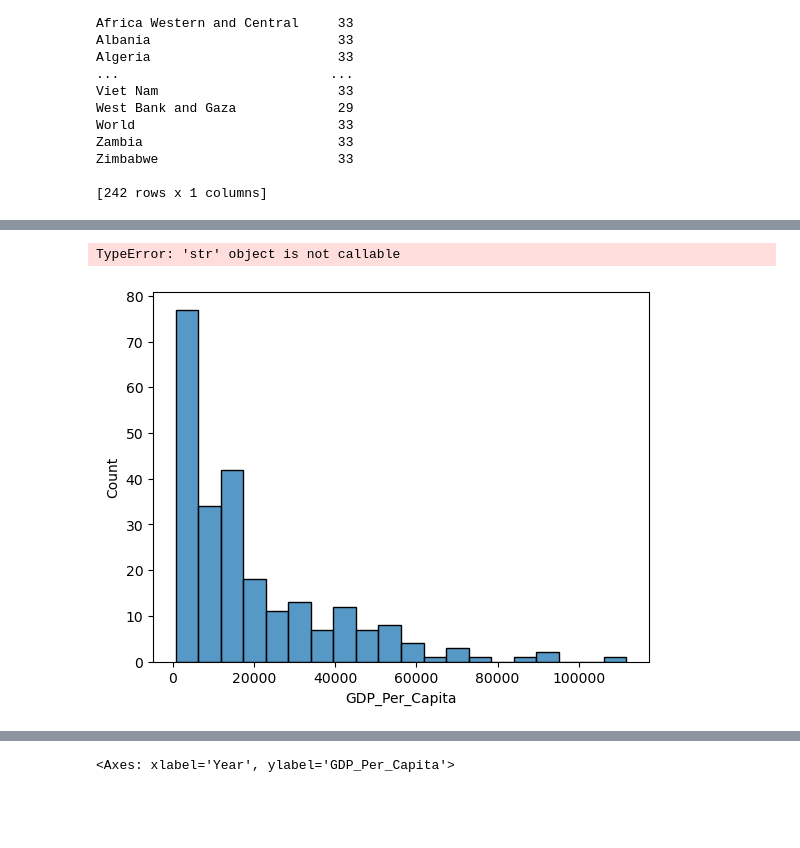
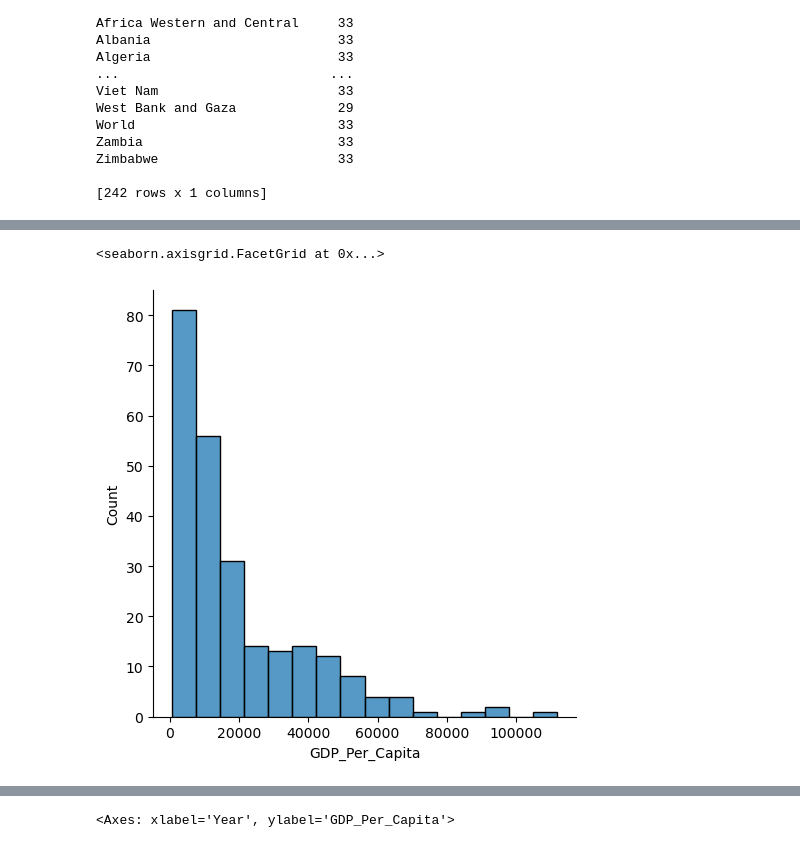
Before and after one commit to NSS-Data-Analytics-Cohort-10/gdp-and-internet-usage-Eliab16, a Jupyter notebook: notebooks/python1.ipynb, the cells around one changed output, grey strips where cells are left out. Drawn from its saved outputs; the diff is of its cells as text; code cells hidden in the pictures; blank space fills up the shorter version.

```diff
--- a/notebooks/python1.ipynb
+++ b/notebooks/python1.ipynb
@@ -50,10 +50,10 @@ gdp_df.tail()
 # %%
 #  Drop the `Value Footnotes` column and rename the remaining three to 'Country', 'Year', and 'GDP_Per_Capita'
-gdp_df = gdp_df.drop(columns = ['Value Footnotes'])
+# gdp_df = gdp_df.drop(columns = ['Value Footnotes'])
 
 gdp_df.rename(columns={'Country or Area':'Country', 'Year':'Year', 'Value':'GDP_Per_Capita'}, inplace=True)
 
-gdp_df.head(10)
+gdp_df.head()
 # %% [output]
 |  | Country | Year | GDP_Per_Capita |
 | 0 | Afghanistan | 2021 | 1517.016266 |
@@ -97,16 +120,11 @@ Zimbabwe                       33
 # %%
 # In this question, you're going to create some plots to show the distribution of GDP per capita for the year 2020
 #8 Create a histogram
 gdp_df_filtered = gdp_df[gdp_df['Year'] == 2020]
-sns.histplot(gdp_df_filtered['GDP_Per_Capita'], bins=20)
-plt.title('Distribution of GDP Per Capita for the year 2020')
-plt.xlabel('GDP Per Capita')
-plt.ylabel('Number of countries')
-plt.grid(True)
-plt.show()
+sns.displot(x=gdp_df_filtered['GDP_Per_Capita'])
 # %% [output]
-TypeError: 'str' object is not callable
+<seaborn.axisgrid.FacetGrid at 0x...>
-[figure, old version]
+[figure, new version]
 # %%
 # density plot
 sns.kdeplot(gdp_df_filtered['GDP_Per_Capita'])
```
Also changed, not shown: parts of 38 cells of this notebook.
